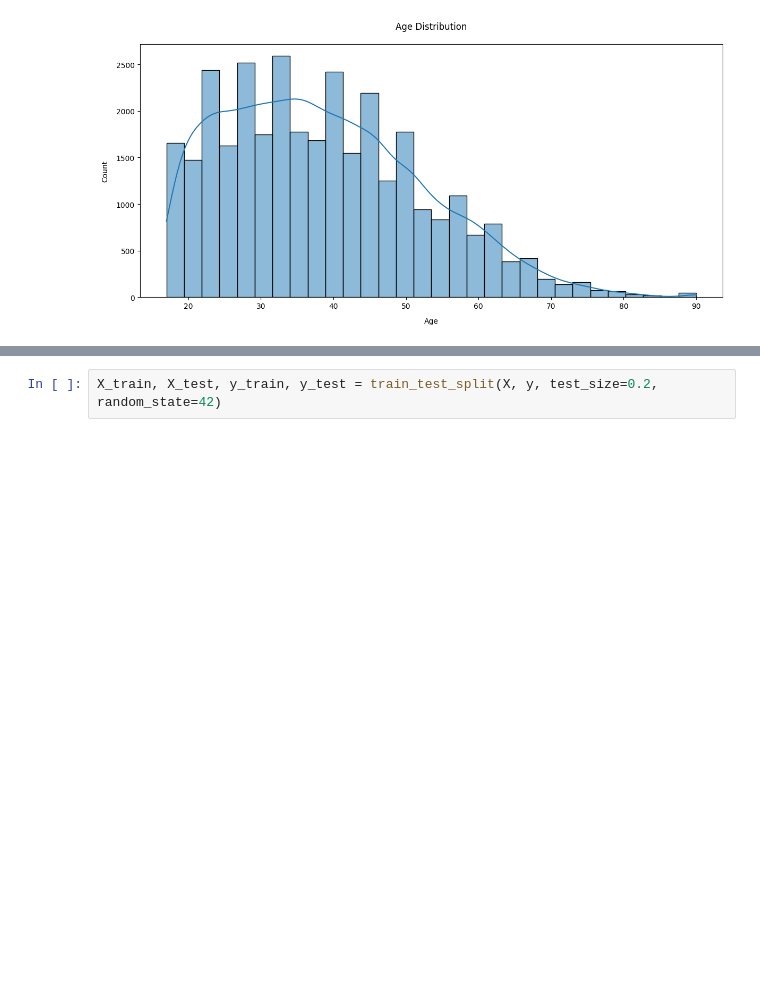
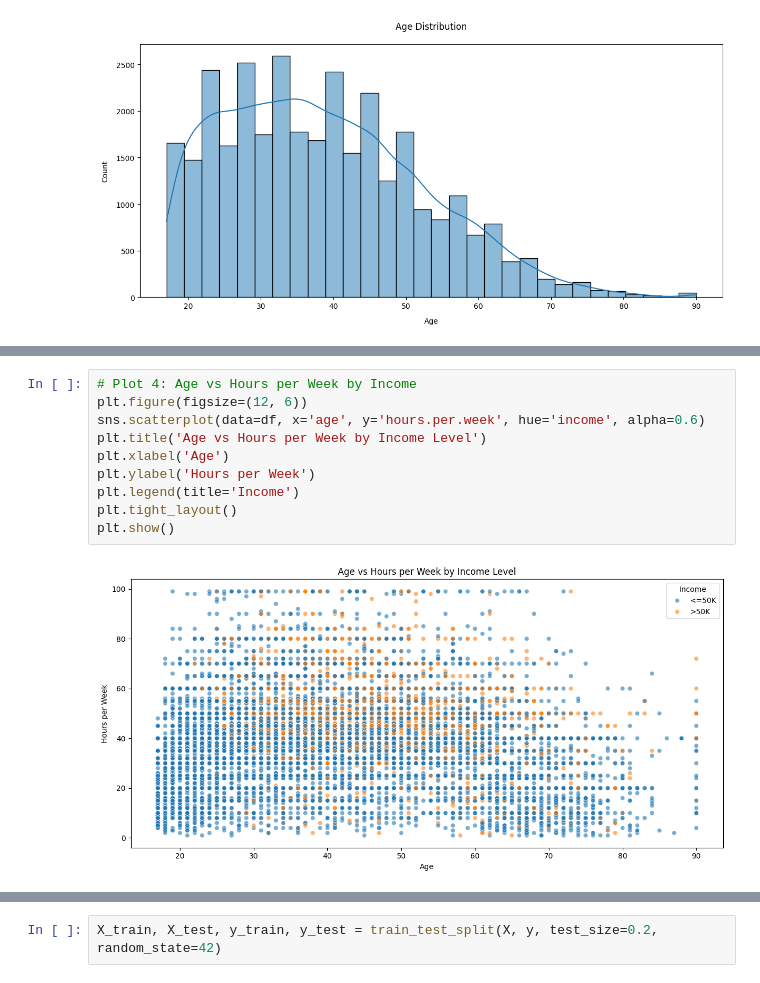
Before and after one commit to mohamed-geweida/adult-census-income-ml, a Jupyter notebook: adult_census_income.ipynb, the cells around one changed output, grey strips where cells are left out. Saved outputs shown, nothing was run; the diff lists cells and outputs as text; blank space fills up the shorter version.

```diff
--- a/adult_census_income.ipynb
+++ b/adult_census_income.ipynb
@@ -121,0 +122,12 @@ plt.show()
+# %%
+# Plot 4: Age vs Hours per Week by Income
+plt.figure(figsize=(12, 6))
+sns.scatterplot(data=df, x='age', y='hours.per.week', hue='income', alpha=0.6)
+plt.title('Age vs Hours per Week by Income Level')
+plt.xlabel('Age')
+plt.ylabel('Hours per Week')
+plt.legend(title='Income')
+plt.tight_layout()
+plt.show()
+# %% [output]
+[figure, added]
```
Also changed, not shown: parts of 18 cells of this notebook.
